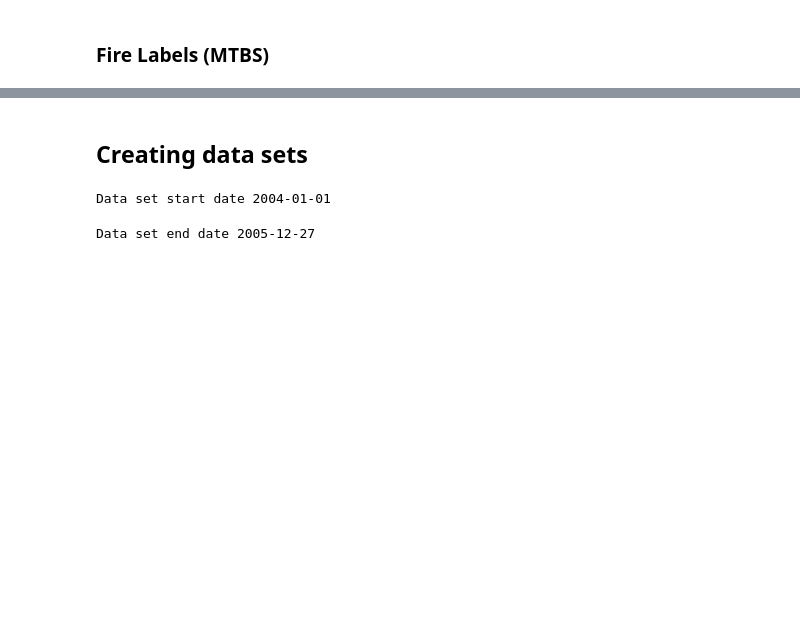
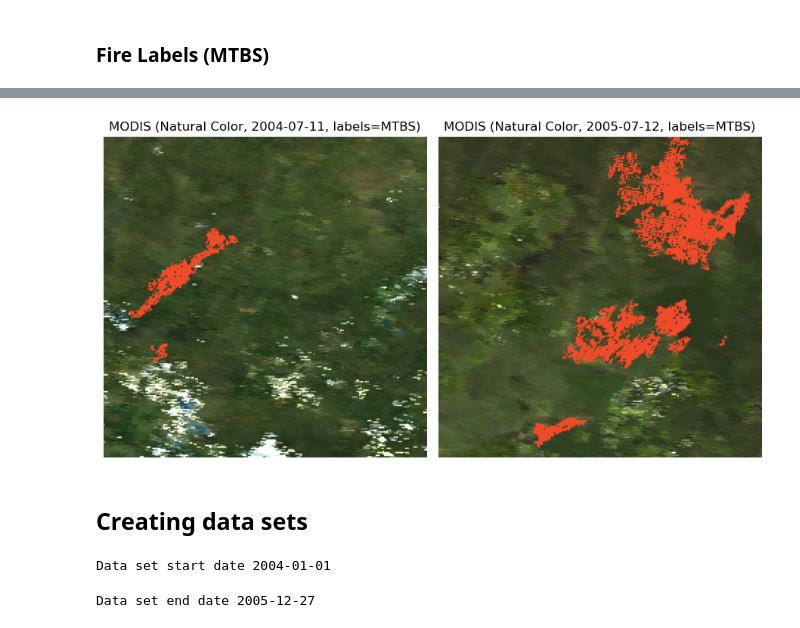
Before and after one commit to natural-hazards/wildfires, a Jupyter notebook: notebooks/pca_example.ipynb, the cells around one changed output, grey strips where cells are left out. Drawn from its saved outputs; the diff is of its cells as text; code cells hidden in the pictures; blank space fills up the shorter version.

```diff
--- a/notebooks/pca_example.ipynb
+++ b/notebooks/pca_example.ipynb
@@ -157,3 +165,15 @@ Finnish event: 'Processing fire labels (MTBS)'. It takes 0.00s.
+# %%
+fig, axes = plt.subplots(1, 2, figsize=(9, 9))
+
+adapter_ts.satimg_view_opt = SatImgViewOpt.NATURAL_COLOR
+adapter_ts.showSatImageWithFireLabels(
+    id_img=24, brightness_factors=BRIGHTNESS_FACTORS, figsize=(3.5, 3.5), show=False, ax=axes[0]
+)
+adapter_ts.showSatImageWithFireLabels(
+    id_img=70, brightness_factors=BRIGHTNESS_FACTORS,figsize=(3.5, 3.5), show=False, ax=axes[1]
+)
+# %% [output]
+[figure, added]
 # %% [markdown]
 ## Creating data sets
 # %%
```
Also changed, not shown: parts of 34 cells of this notebook, 1 other file.
